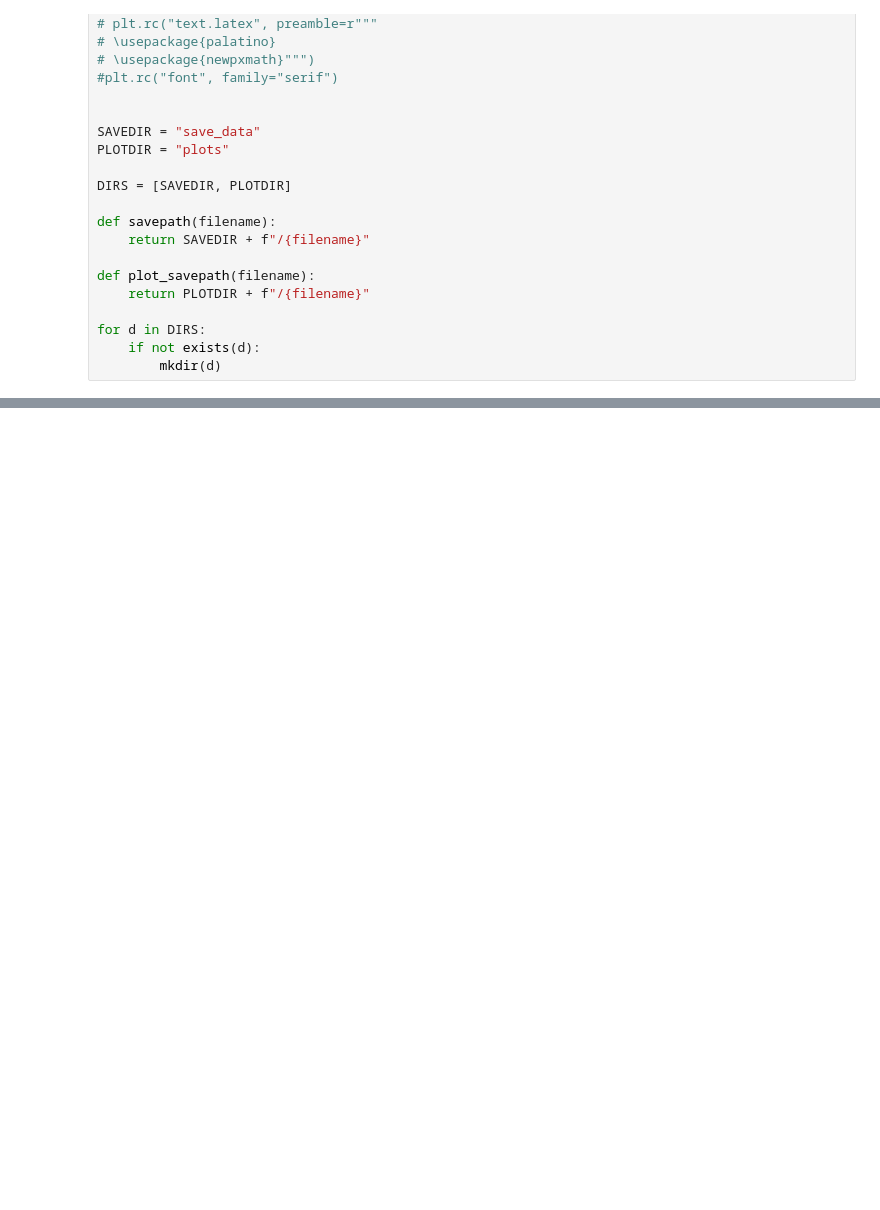
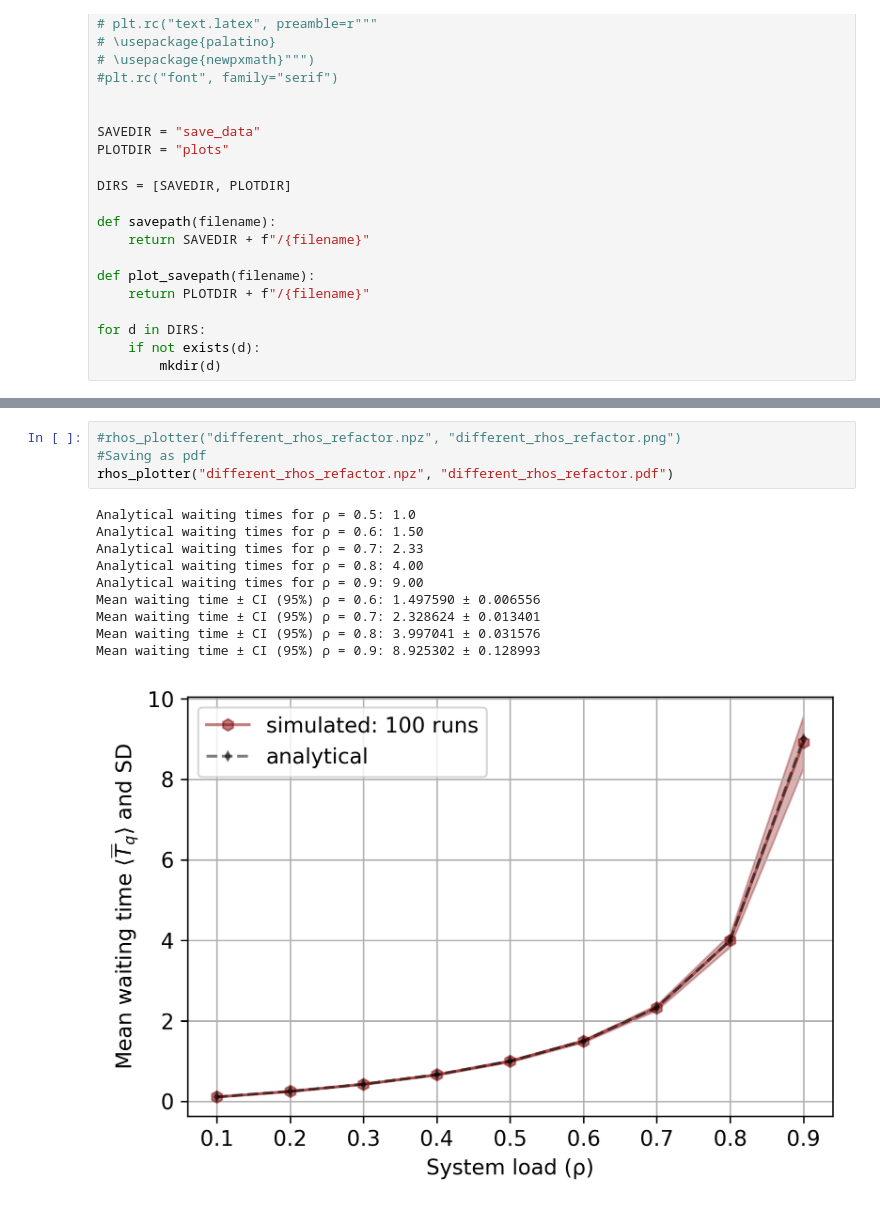
Before and after one commit to loonatick-src/stochastic-sim-2, a Jupyter notebook: DES_sim_refactor.ipynb, the cells around one changed output, grey strips where cells are left out. Drawn from its saved outputs; the diff is of its cells as text; blank space fills up the shorter version.

```diff
--- a/DES_sim_refactor.ipynb
+++ b/DES_sim_refactor.ipynb
@@ -679,0 +215,15 @@ else:
+# %%
+#rhos_plotter("different_rhos_refactor.npz", "different_rhos_refactor.png")
+#Saving as pdf
+rhos_plotter("different_rhos_refactor.npz", "different_rhos_refactor.pdf")
+# %% [output]
+Analytical waiting times for ρ = 0.5: 1.0
+Analytical waiting times for ρ = 0.6: 1.50
+Analytical waiting times for ρ = 0.7: 2.33
+Analytical waiting times for ρ = 0.8: 4.00
+Analytical waiting times for ρ = 0.9: 9.00
+Mean waiting time ± CI (95%) ρ = 0.6: 1.497590 ± 0.006556
+Mean waiting time ± CI (95%) ρ = 0.7: 2.328624 ± 0.013401
+Mean waiting time ± CI (95%) ρ = 0.8: 3.997041 ± 0.031576
+Mean waiting time ± CI (95%) ρ = 0.9: 8.925302 ± 0.128993
+[figure, added]
```
Also changed, not shown: parts of 48 cells of this notebook, 31 other files.
